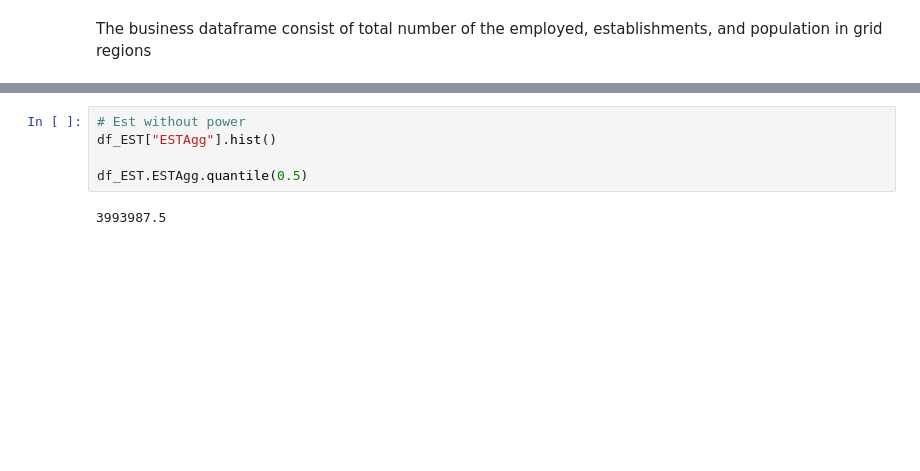
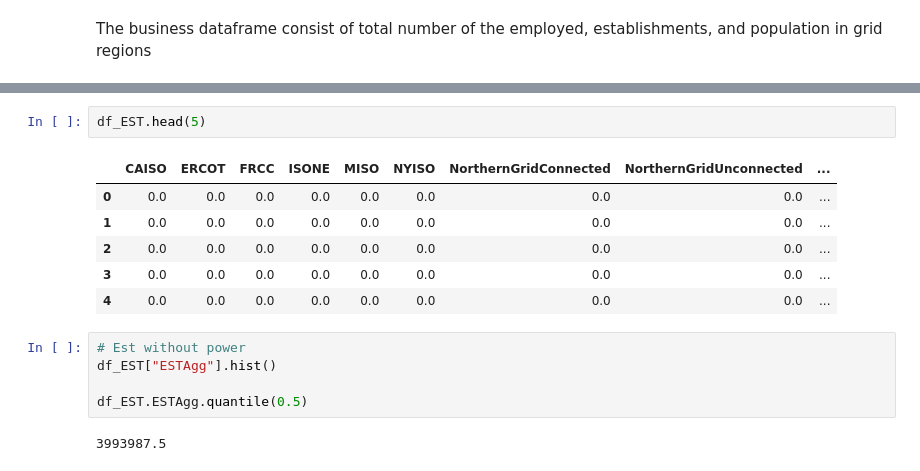
Before and after one commit to denniesbor/spwio, a Jupyter notebook: notebooks/scenario_modeling.ipynb, the cells around one changed output, grey strips where cells are left out. Drawn from its saved outputs; the diff is of its cells as text; blank space fills up the shorter version.

```diff
--- a/notebooks/scenario_modeling.ipynb
+++ b/notebooks/scenario_modeling.ipynb
@@ -206,3 +221,12 @@ POP20
+# %%
+df_EST.head(5)
+# %% [output]
+|  | CAISO | ERCOT | FRCC | ISONE | MISO | NYISO | NorthernGridConnected | NorthernGridUnconnected | ... |
+| 0 | 0.0 | 0.0 | 0.0 | 0.0 | 0.0 | 0.0 | 0.0 | 0.0 | ... |
+| 1 | 0.0 | 0.0 | 0.0 | 0.0 | 0.0 | 0.0 | 0.0 | 0.0 | ... |
+| 2 | 0.0 | 0.0 | 0.0 | 0.0 | 0.0 | 0.0 | 0.0 | 0.0 | ... |
+| 3 | 0.0 | 0.0 | 0.0 | 0.0 | 0.0 | 0.0 | 0.0 | 0.0 | ... |
+| 4 | 0.0 | 0.0 | 0.0 | 0.0 | 0.0 | 0.0 | 0.0 | 0.0 | ... |
 # %%
 # Est without power
 df_EST["ESTAgg"].hist()
```
Also changed, not shown: parts of 19 cells of this notebook, 1 other file.
